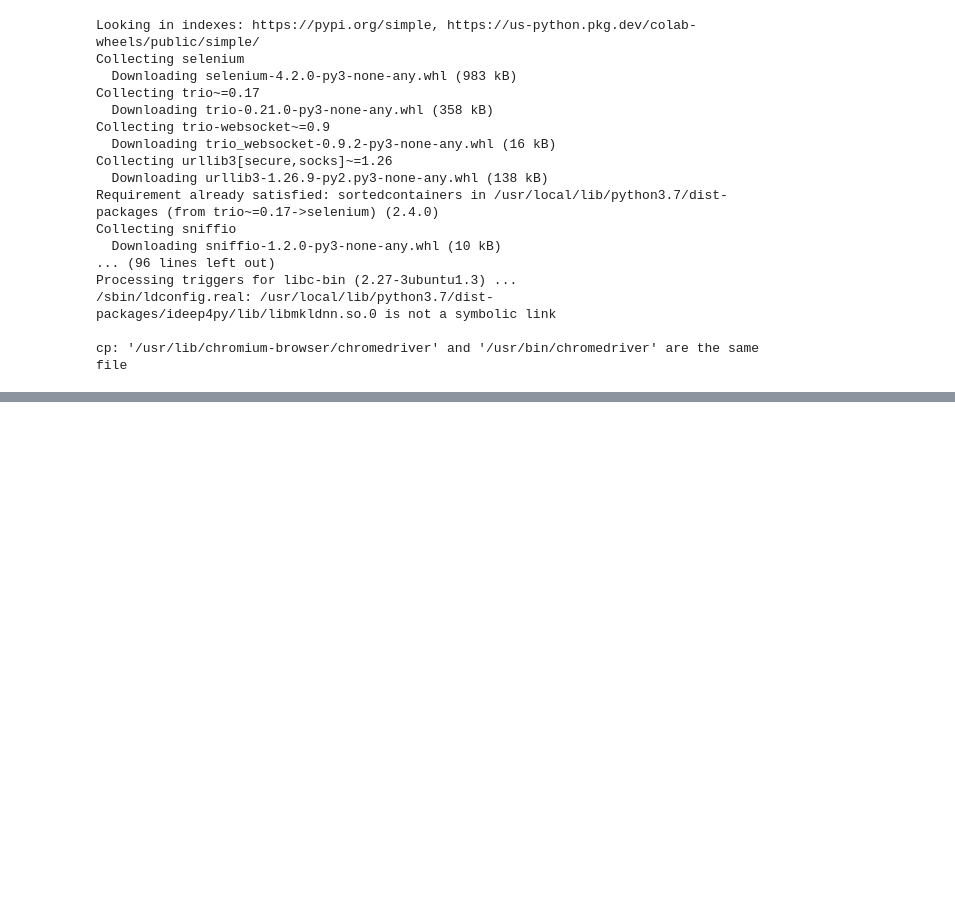
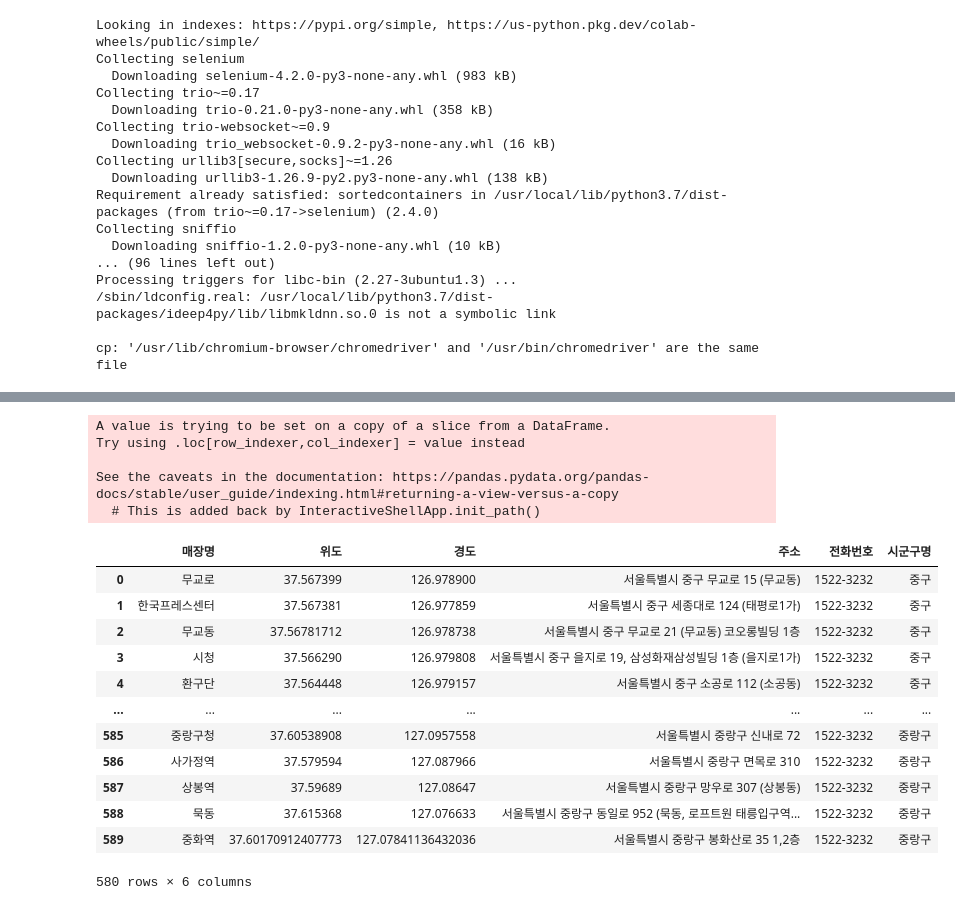
Before and after one commit to keunsooyoon/python202206, a Jupyter notebook: pythonbasic07_스타벅스.ipynb, the cells around one changed output, grey strips where cells are left out. Drawn from its saved outputs; the diff is of its cells as text; code cells hidden in the pictures; blank space fills up the shorter version.

```diff
--- a/pythonbasic07_스타벅스.ipynb
+++ b/pythonbasic07_스타벅스.ipynb
@@ -69,0 +91,20 @@ star
+# %%
+
+# 전체 지점 데이터 프레임 만들기
+
+starbucks_list = []
+
+for star in  stars:
+  name = star['data-name']
+
+  lat = star['data-lat']
+  lng = star['data-long']
+
+  addr = str(star.select('p.result_details')[0]).split('<br/>')[0].split('>')[1]
+  tel = str(star.select('p.result_details')[0]).split('<br/>')[1].split('<')[0]
+  starbucks_list.append([name, lat, lng, addr, tel])
+# %%
+import pandas as pd
+
+df = pd.DataFrame(starbucks_list, columns = ['매장명','위도','경도','주소','전화번호'])
+df
@@ -69,0 +125,5 @@ star
+# %%
+# 데이터 프레임에서 중복 항목 제거
+
+df2 = df.drop_duplicates()
+df2
@@ -69,0 +144,32 @@ star
+# %%
+# 서울시 구별 스타벅스 매장수 파악
+
+# df2 에 '시군구' 라는 열이름을 생성하여 '주소' 열에서 구만 추출하여 넣자
+
+sgg_names = []             # 구의 이름만 추출하여 담을 리스트 생성
+
+for addr in df2['주소']:   # 주소를 하나씩 추출
+  sgg = addr.split()[1]    # 빈칸으로 분리하여 [1] 을 전부 추출
+  sgg_names.append(sgg)    # 구의 이름들만 리스트 담기
+
+df2['시군구명'] = sgg_names # 구 이름 리스트를 데이터 프레임에 그대로 삽입
+df2
+# %% [output]
+A value is trying to be set on a copy of a slice from a DataFrame.
+Try using .loc[row_indexer,col_indexer] = value instead
+
+See the caveats in the documentation: https://pandas.pydata.org/pandas-docs/stable/user_guide/indexing.html#returning-a-view-versus-a-copy
+  # This is added back by InteractiveShellApp.init_path()
+|  | 매장명 | 위도 | 경도 | 주소 | 전화번호 | 시군구명 |
+| 0 | 무교로 | 37.567399 | 126.978900 | 서울특별시 중구 무교로 15 (무교동) | 1522-3232 | 중구 |
+| 1 | 한국프레스센터 | 37.567381 | 126.977859 | 서울특별시 중구 세종대로 124 (태평로1가) | 1522-3232 | 중구 |
+| 2 | 무교동 | 37.56781712 | 126.978738 | 서울특별시 중구 무교로 21 (무교동) 코오롱빌딩 1층 | 1522-3232 | 중구 |
+| 3 | 시청 | 37.566290 | 126.979808 | 서울특별시 중구 을지로 19, 삼성화재삼성빌딩 1층 (을지로1가) | 1522-3232 | 중구 |
+| 4 | 환구단 | 37.564448 | 126.979157 | 서울특별시 중구 소공로 112 (소공동) | 1522-3232 | 중구 |
+| ... | ... | ... | ... | ... | ... | ... |
+| 585 | 중랑구청 | 37.60538908 | 127.0957558 | 서울특별시 중랑구 신내로 72 | 1522-3232 | 중랑구 |
+| 586 | 사가정역 | 37.579594 | 127.087966 | 서울특별시 중랑구 면목로 310 | 1522-3232 | 중랑구 |
+| 587 | 상봉역 | 37.59689 | 127.08647 | 서울특별시 중랑구 망우로 307 (상봉동) | 1522-3232 | 중랑구 |
+| 588 | 묵동 | 37.615368 | 127.076633 | 서울특별시 중랑구 동일로 952 (묵동, 로프트원 태릉입구역... | 1522-3232 | 중랑구 |
+| 589 | 중화역 | 37.60170912407773 | 127.07841136432036 | 서울특별시 중랑구 봉화산로 35 1,2층 | 1522-3232 | 중랑구 |
+580 rows × 6 columns
```
Also changed, not shown: parts of 8 cells of this notebook.
